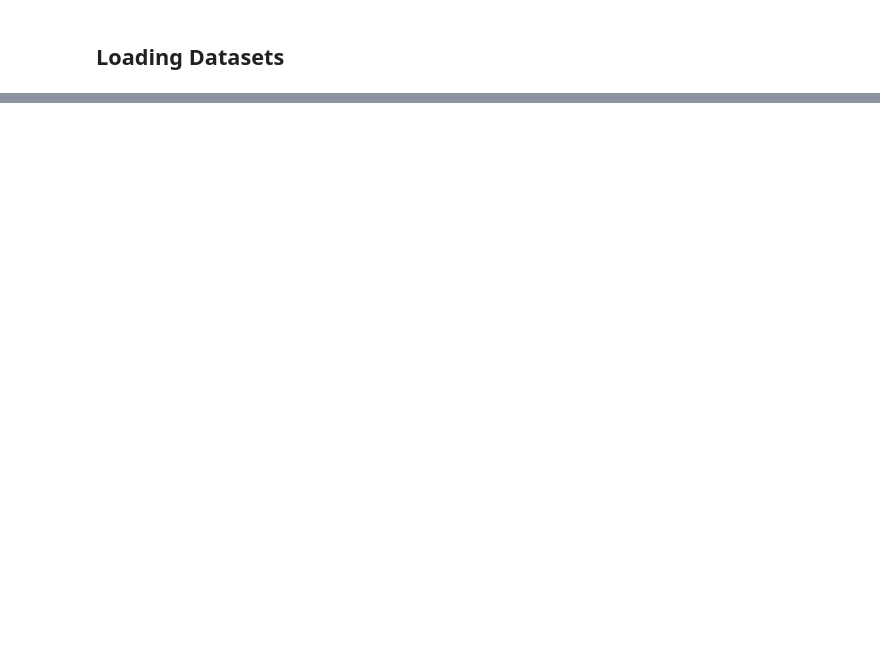
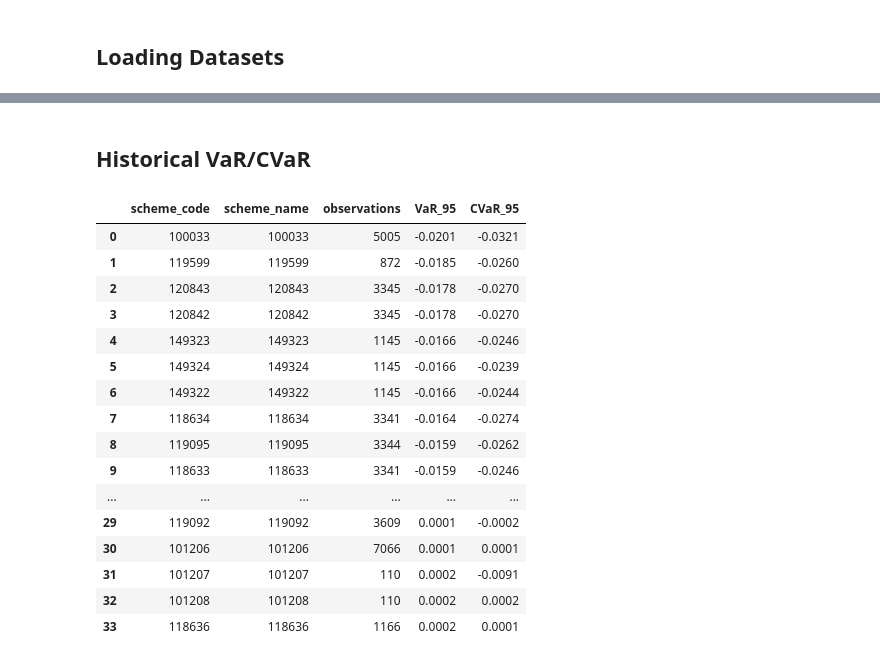
Before and after one commit to VANSHxGIT/CapstoneProject.Mutual_Fund_Analysis, a Jupyter notebook: notebooks/Advanced_Analytics.ipynb, the cells around one changed output, grey strips where cells are left out. Saved outputs shown, nothing was run; the diff lists cells and outputs as text; code cells hidden in the pictures; blank space fills up the shorter version.

```diff
--- a/notebooks/Advanced_Analytics.ipynb
+++ b/notebooks/Advanced_Analytics.ipynb
@@ -82,0 +214,56 @@ FileNotFoundError: [Errno 2] No such file or directory: '..\\Data\\processed\\in
+# %% [markdown]
+## Historical VaR/CVaR
+# %%
+var_results = []
+
+for scheme_code, group in returns.groupby("scheme_code"):
+
+    daily_returns = group["daily_return"].dropna()
+
+    var_95 = daily_returns.quantile(0.05)
+
+    tail_returns = daily_returns[
+        daily_returns <= var_95
+    ]
+
+    cvar_95 = tail_returns.mean()
+
+    scheme_name = (
+        group["scheme_name"].iloc[0]
+        if "scheme_name" in group.columns
+        else str(scheme_code)
+    )
+
+    var_results.append({
+        "scheme_code": scheme_code,
+        "scheme_name": scheme_name,
+        "observations": len(daily_returns),
+        "VaR_95": var_95,
+        "CVaR_95": cvar_95
+    })
+
+var_cvar = pd.DataFrame(var_results)
+
+var_cvar = var_cvar.sort_values(
+    "VaR_95"
+).reset_index(drop=True)
+
+display(var_cvar)
+# %% [output]
+|  | scheme_code | scheme_name | observations | VaR_95 | CVaR_95 |
+| 0 | 100033 | 100033 | 5005 | -0.0201 | -0.0321 |
+| 1 | 119599 | 119599 | 872 | -0.0185 | -0.0260 |
+| 2 | 120843 | 120843 | 3345 | -0.0178 | -0.0270 |
+| 3 | 120842 | 120842 | 3345 | -0.0178 | -0.0270 |
+| 4 | 149323 | 149323 | 1145 | -0.0166 | -0.0246 |
+| 5 | 149324 | 149324 | 1145 | -0.0166 | -0.0239 |
+| 6 | 149322 | 149322 | 1145 | -0.0166 | -0.0244 |
+| 7 | 118634 | 118634 | 3341 | -0.0164 | -0.0274 |
+| 8 | 119095 | 119095 | 3344 | -0.0159 | -0.0262 |
+| 9 | 118633 | 118633 | 3341 | -0.0159 | -0.0246 |
+| ... | ... | ... | ... | ... | ... |
+| 29 | 119092 | 119092 | 3609 | 0.0001 | -0.0002 |
+| 30 | 101206 | 101206 | 7066 | 0.0001 | 0.0001 |
+| 31 | 101207 | 101207 | 110 | 0.0002 | -0.0091 |
+| 32 | 101208 | 101208 | 110 | 0.0002 | 0.0002 |
+| 33 | 118636 | 118636 | 1166 | 0.0002 | 0.0001 |
```
Also changed, not shown: parts of 12 cells of this notebook, 1 other file.
